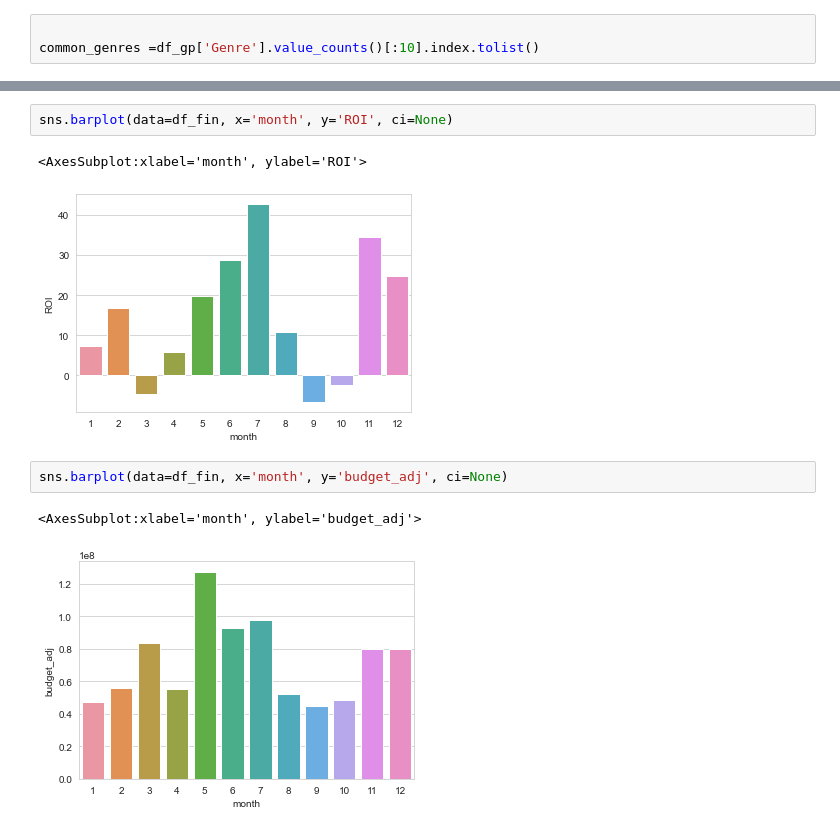
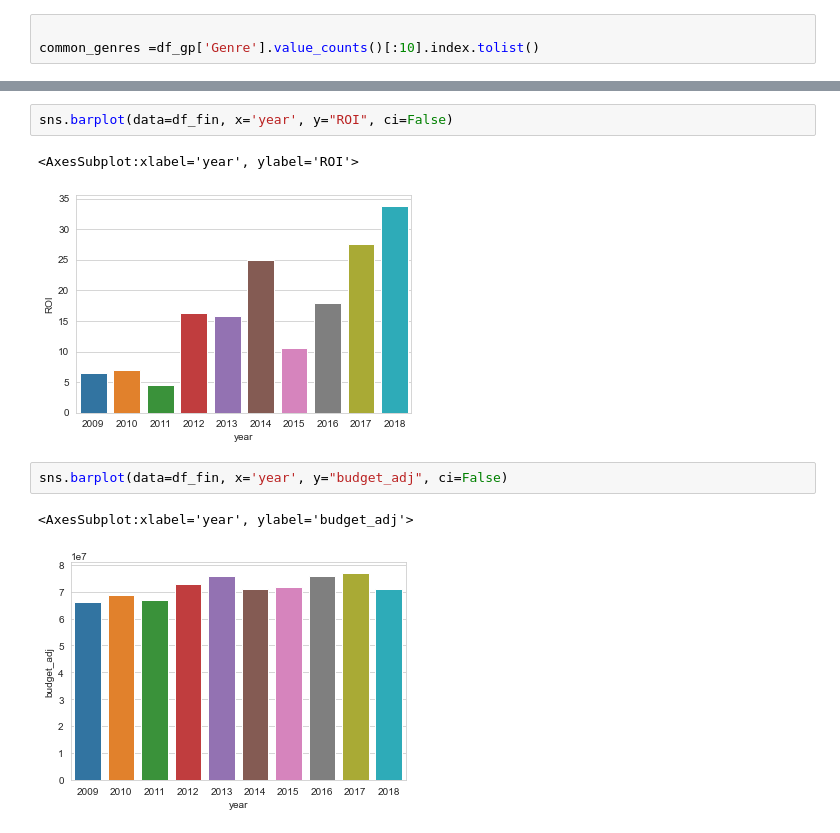
Before and after one commit to saifword/dsc-phase-1-project, a Jupyter notebook: student.ipynb, the cells around one changed output, grey strips where cells are left out. Saved outputs shown, nothing was run; the diff lists cells and outputs as text.

```diff
--- a/student.ipynb
+++ b/student.ipynb
@@ -160,10 +227,10 @@ sns.barplot(data=df_gp, x='Genre', y='ROI', order=common_genres, ci=None)
 # %%
-sns.barplot(data=df_fin, x='month', y='ROI', ci=None)
+sns.barplot(data=df_fin, x='year', y="ROI", ci=False)
 # %% [output]
-<AxesSubplot:xlabel='month', ylabel='ROI'>
+<AxesSubplot:xlabel='year', ylabel='ROI'>
-[figure, old version]
+[figure, new version]
 # %%
-sns.barplot(data=df_fin, x='month', y='budget_adj', ci=None)
+sns.barplot(data=df_fin, x='year', y="budget_adj", ci=False)
 # %% [output]
-<AxesSubplot:xlabel='month', ylabel='budget_adj'>
+<AxesSubplot:xlabel='year', ylabel='budget_adj'>
-[figure, old version]
+[figure, new version]
```
Also changed, not shown: parts of 16 cells of this notebook.
